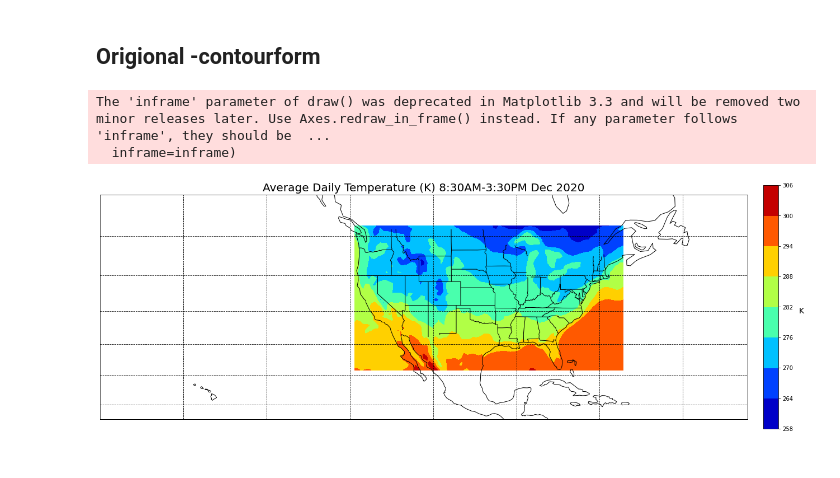
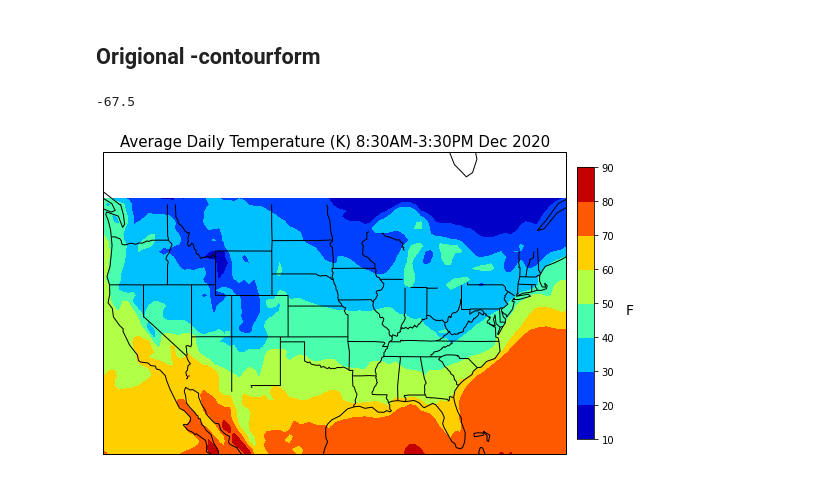
Before and after one commit to Harris-2020-Grad-Side-Projects/US-schoolday-temperatures, a Jupyter notebook: map_temperature.ipynb, the cells around one changed output. Saved outputs shown, nothing was run; the diff lists cells and outputs as text; code cells hidden in the pictures.

Commit message:
Update
Ran the full december df, works.
fiddled with the cartoply plot (changed asspect, removed gridlines)

```diff
--- a/map_temperature.ipynb
+++ b/map_temperature.ipynb
@@ -29,7 +29,7 @@ Loading BokehJS ...
 #date = '2020-12'
 #df = pd.read_csv('{} temperature.csv'.format(date))
 data_folder = 'Data'
-filename = '2020-12 temperature.csv'
+filename = '2020-12 temp and wind.csv'
 file = os.path.join(data_folder, filename)
 
 #df = pd.read_csv('12-2020 temp and wind.csv')
@@ -136,26 +129,32 @@ X=df_pivoted.columns#.levels[1].values
 Y=df_pivoted.index.values
 Z=df_pivoted.values
 lon,lat = np.meshgrid(X, Y)
+# %%
+X.max()
+# %% [output]
+-67.5
 # %%
-fig = plt.figure(figsize=(25,10))
+fig = plt.figure(figsize=(10,10))
 ax = plt.axes(projection=ccrs.Mercator())
-ax.set_extent([-400,-180,25,375])
+
+extent = (X.min(), X.max(), Y.min(), Y.max())
+ax.set_extent(extent)
+#ax.set_extent([-400,-180,25,377])
     #ax.set_global()
     #ax.coastlines(resolution="50m",linewidth=1)
 ax.coastlines(resolution="110m",linewidth=1)
-ax.gridlines(linestyle='--',color='black')
+#ax.gridlines(linestyle='--',color='black')
+#ax.add_feature(contenental_states.geometries())
 ax.add_feature(cf.NaturalEarthFeature(
     'cultural', 'admin_1_states_provinces_lines',"110m",
     edgecolor='black', facecolor='none'))
 
 
 plt.contourf(lon, lat, Z, transform=ccrs.PlateCarree(),cmap=plt.cm.jet)
-plt.title('Average Daily Temperature (K) 8:30AM-3:30PM Dec 2020', size=20)
-cb = plt.colorbar(ax=ax, orientation="vertical", pad=0.02, aspect=16, shrink=0.8)
-cb.set_label('K',size=14,rotation=0,labelpad=15)
-cb.ax.tick_params(labelsize=10)
+plt.title('Average Daily Temperature (K) 8:30AM-3:30PM Dec 2020', size=15)
+cb = plt.colorbar(ax=ax, orientation="vertical", pad=0.02, aspect=16, shrink=0.5)
+cb.set_label('F',size=14,rotation=0,labelpad=15)
+#cb.ax.tick_params(labelsize=10)
 plt.show()
 # %% [output]
-The 'inframe' parameter of draw() was deprecated in Matplotlib 3.3 and will be removed two minor releases later. Use Axes.redraw_in_frame() instead. If any parameter follows 'inframe', they should be  ...
-  inframe=inframe)
-[figure, old version]
+[figure, new version]
```
Also changed, not shown: parts of 6 cells of this notebook.
